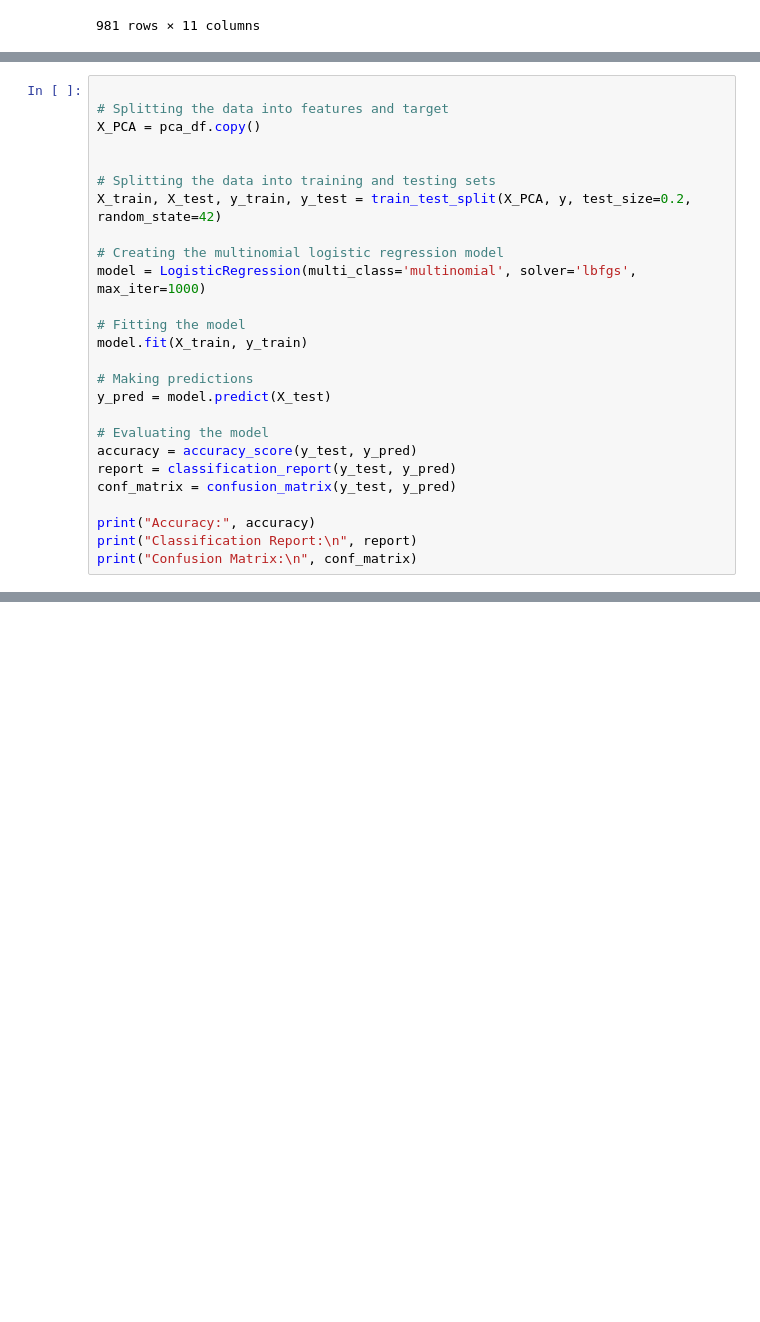
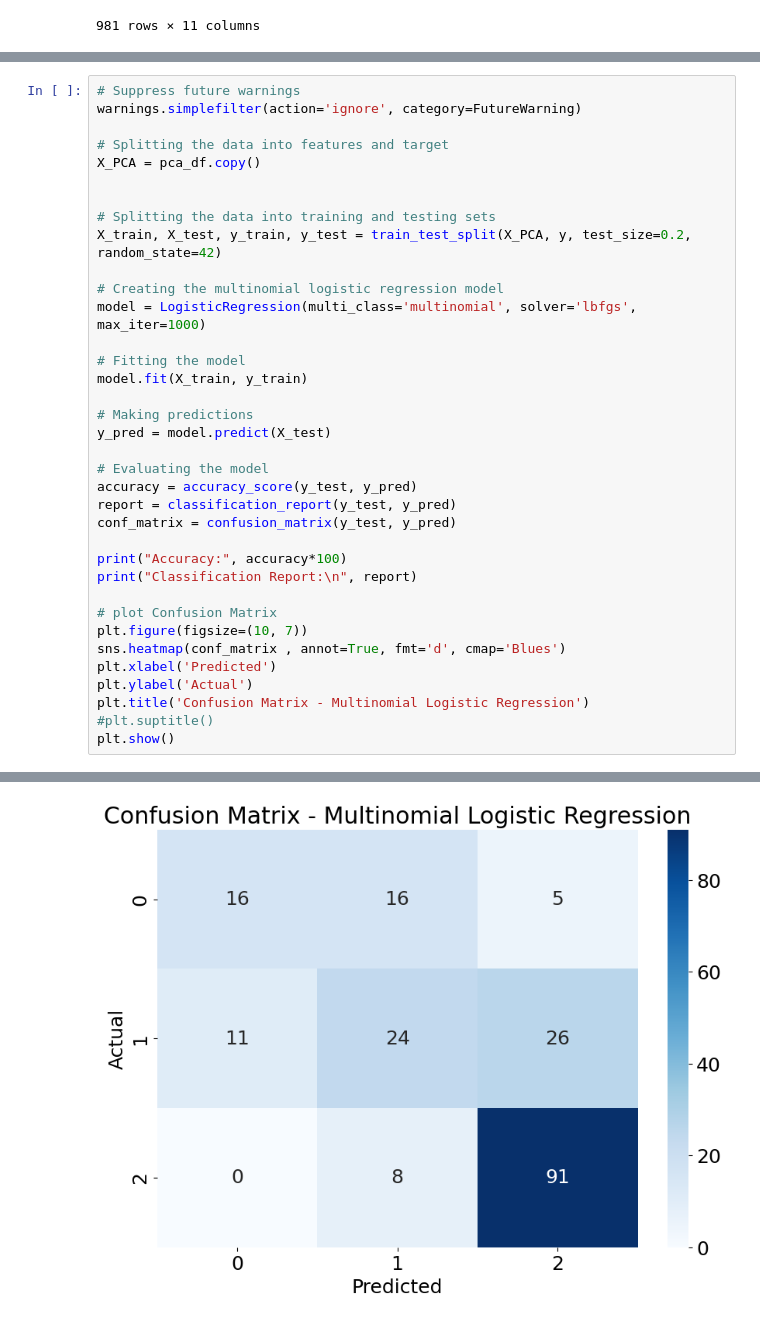
Before and after one commit to Clarkson-Applied-Data-Science/2024_ia651_DineshPendyala_SrihariNagineni, a Jupyter notebook: IA651_Project_HeartAttack.ipynb, the cells around one changed output, grey strips where cells are left out. Drawn from its saved outputs; the diff is of its cells as text; blank space fills up the shorter version.

```diff
--- a/IA651_Project_HeartAttack.ipynb
+++ b/IA651_Project_HeartAttack.ipynb
@@ -195,4 +205,6 @@ pca_df
 # %%
+# Suppress future warnings
+warnings.simplefilter(action='ignore', category=FutureWarning)
 
 # Splitting the data into features and target
 X_PCA = pca_df.copy()
@@ -215,7 +227,15 @@ accuracy = accuracy_score(y_test, y_pred)
 report = classification_report(y_test, y_pred)
 conf_matrix = confusion_matrix(y_test, y_pred)
 
-print("Accuracy:", accuracy)
+print("Accuracy:", accuracy*100)
 print("Classification Report:\n", report)
-print("Confusion Matrix:\n", conf_matrix)
+
+# plot Confusion Matrix
+plt.figure(figsize=(10, 7))
+sns.heatmap(conf_matrix , annot=True, fmt='d', cmap='Blues')
+plt.xlabel('Predicted')
+plt.ylabel('Actual')
+plt.title('Confusion Matrix - Multinomial Logistic Regression')
+#plt.suptitle()
+plt.show()
 # %% [output]
@@ -237,0 +253 @@ Confusion Matrix:
+[figure, added]
```
Also changed, not shown: parts of 15 cells of this notebook, 5 other files.
